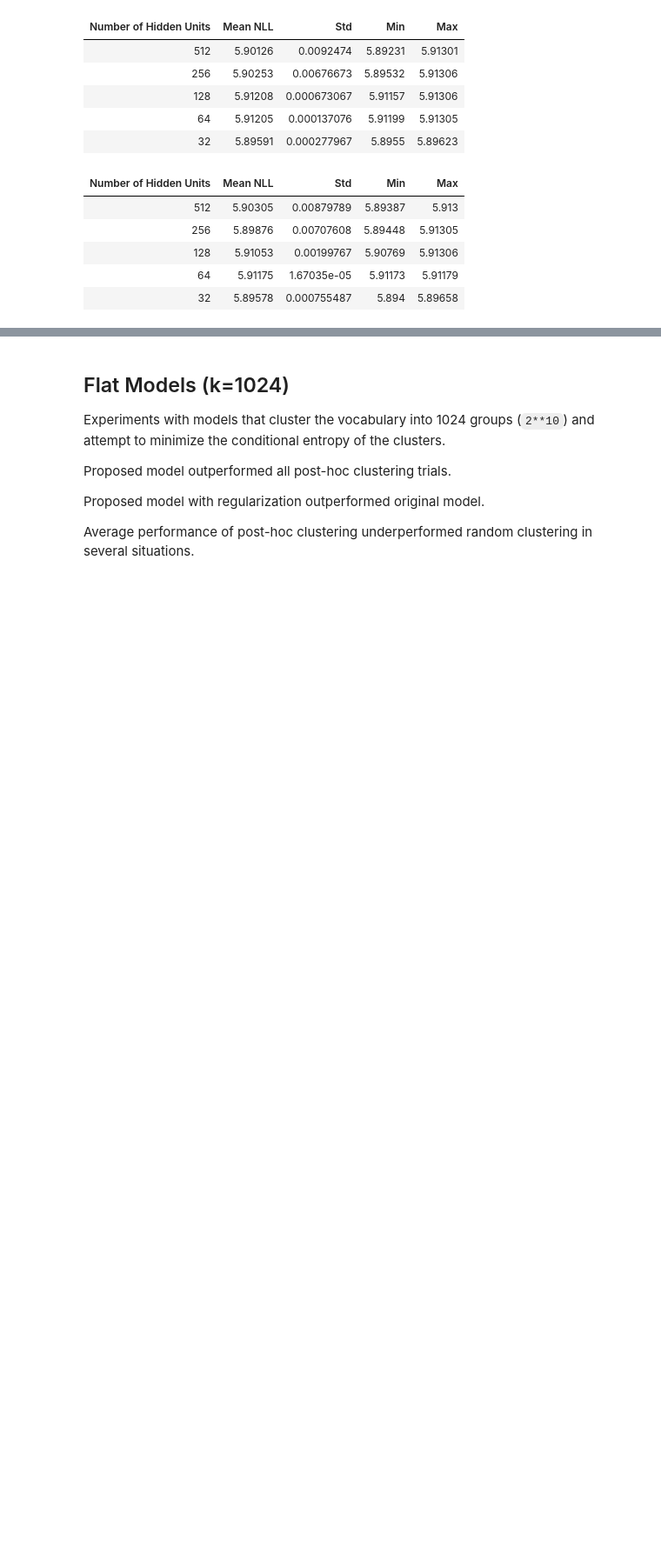
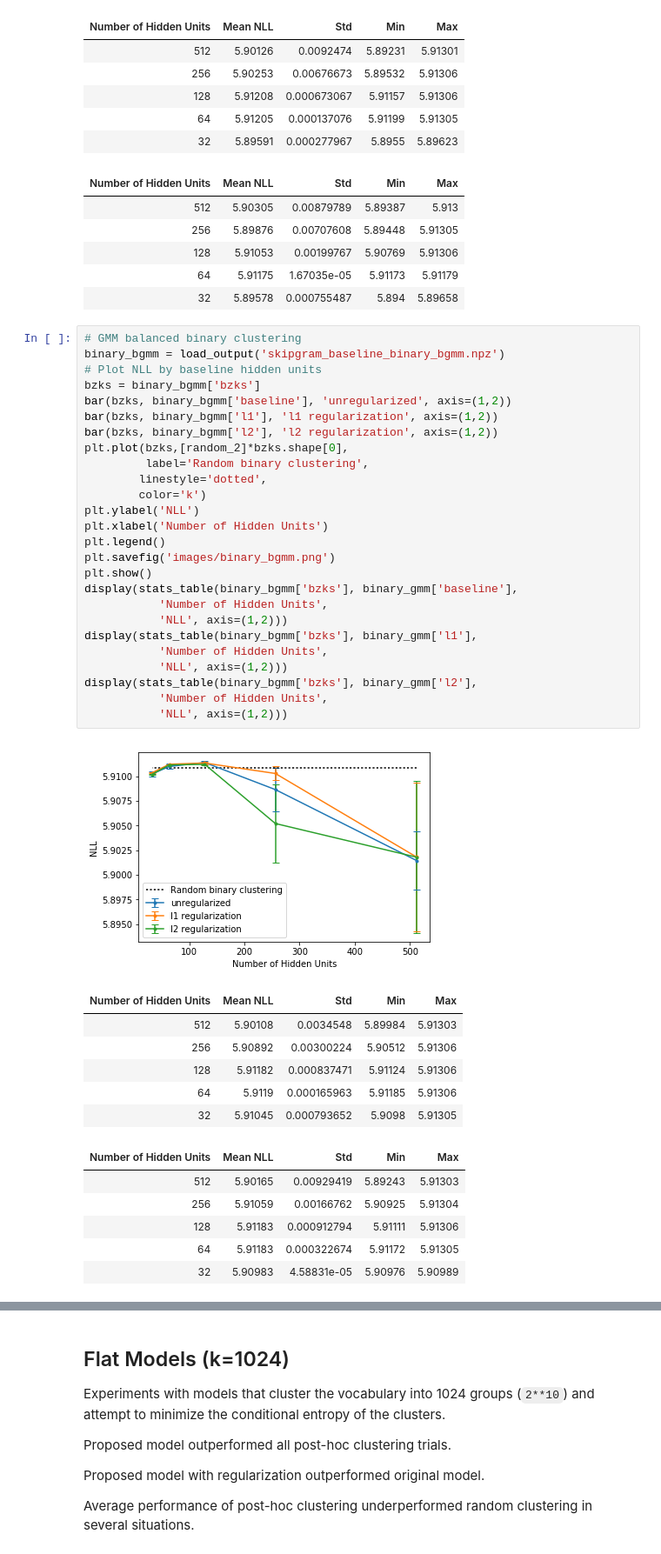
Before and after one commit to bstriner/discrete-skip-gram, a Jupyter notebook: notebook/results.ipynb, the cells around one changed output, grey strips where cells are left out. Shown at 87% size. Cells and saved outputs as stored; diff of their text form; blank space fills up the shorter version.

```diff
--- a/notebook/results.ipynb
+++ b/notebook/results.ipynb
@@ -281,3 +281,43 @@ display(stats_table(binary_km['bzks'], binary_km['l2'],
 | 128 | 5.91053 | 0.00199767 | 5.90769 | 5.91306 |
 | 64 | 5.91175 | 1.67035e-05 | 5.91173 | 5.91179 |
 | 32 | 5.89578 | 0.000755487 | 5.894 | 5.89658 |
+# %%
+# GMM balanced binary clustering
+binary_bgmm = load_output('skipgram_baseline_binary_bgmm.npz')
+# Plot NLL by baseline hidden units
+bzks = binary_bgmm['bzks']
+bar(bzks, binary_bgmm['baseline'], 'unregularized', axis=(1,2))
+bar(bzks, binary_bgmm['l1'], 'l1 regularization', axis=(1,2))
+bar(bzks, binary_bgmm['l2'], 'l2 regularization', axis=(1,2))
+plt.plot(bzks,[random_2]*bzks.shape[0],
+         label='Random binary clustering',
+        linestyle='dotted',
+        color='k')
+plt.ylabel('NLL')
+plt.xlabel('Number of Hidden Units')
+plt.legend()
+plt.savefig('images/binary_bgmm.png')
+plt.show()
+display(stats_table(binary_bgmm['bzks'], binary_gmm['baseline'],
+           'Number of Hidden Units',
+           'NLL', axis=(1,2)))
+display(stats_table(binary_bgmm['bzks'], binary_gmm['l1'],
+           'Number of Hidden Units',
+           'NLL', axis=(1,2)))
+display(stats_table(binary_bgmm['bzks'], binary_gmm['l2'],
+           'Number of Hidden Units',
+           'NLL', axis=(1,2)))
+# %% [output]
+[figure, added]
+| Number of Hidden Units | Mean NLL | Std | Min | Max |
+| 512 | 5.90108 | 0.0034548 | 5.89984 | 5.91303 |
+| 256 | 5.90892 | 0.00300224 | 5.90512 | 5.91306 |
+| 128 | 5.91182 | 0.000837471 | 5.91124 | 5.91306 |
+| 64 | 5.9119 | 0.000165963 | 5.91185 | 5.91306 |
+| 32 | 5.91045 | 0.000793652 | 5.9098 | 5.91305 |
+| Number of Hidden Units | Mean NLL | Std | Min | Max |
+| 512 | 5.90165 | 0.00929419 | 5.89243 | 5.91303 |
+| 256 | 5.91059 | 0.00166762 | 5.90925 | 5.91304 |
+| 128 | 5.91183 | 0.000912794 | 5.91111 | 5.91306 |
+| 64 | 5.91183 | 0.000322674 | 5.91172 | 5.91305 |
+| 32 | 5.90983 | 4.58831e-05 | 5.90976 | 5.90989 |
```
Also changed, not shown: parts of 3 cells of this notebook, 3 other files.
